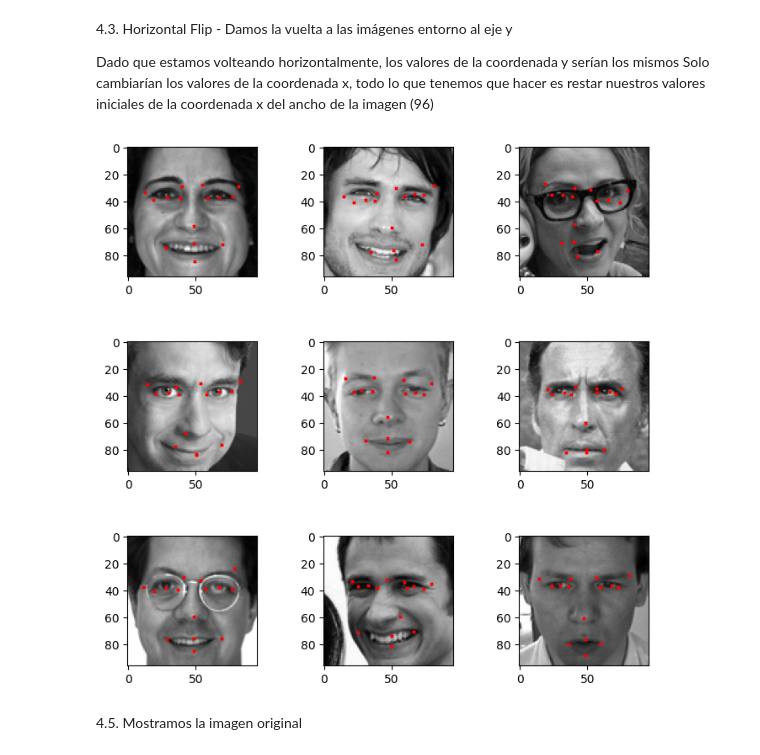
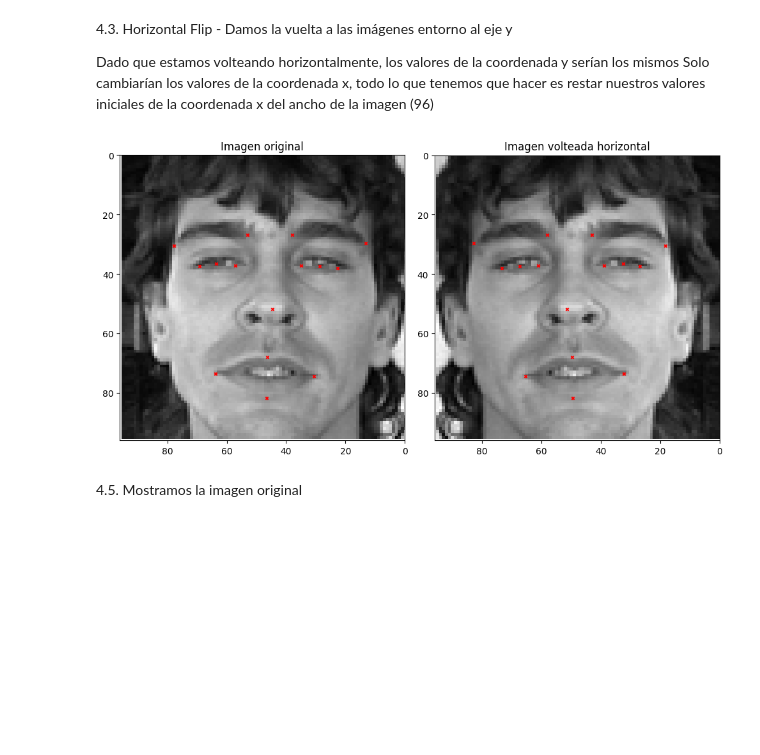
Before and after one commit to kimii7/Proyecto_Enfocat, a Jupyter notebook: data_science/AI_Emotiva.ipynb, the cells around one changed output. Drawn from its saved outputs; the diff is of its cells as text; code cells hidden in the pictures; blank space fills up the shorter version.

```diff
--- a/data_science/AI_Emotiva.ipynb
+++ b/data_science/AI_Emotiva.ipynb
@@ -264,3 +317,5 @@ df_aumentado = df.copy()
+# %%
+df_volteado_horizontal = df_puntos_faciales.copy()
 # %% [markdown]
 4.2. Obtenemos el nombre de las columnas del dataframe
 # %%
@@ -287,39 +342,44 @@ Index(['left_eye_center_x', 'left_eye_center_y', 'right_eye_center_x',
 Dado que estamos volteando horizontalmente, los valores de la coordenada y serían los mismos
 Solo cambiarían los valores de la coordenada x, todo lo que tenemos que hacer es restar nuestros
 valores iniciales de la coordenada x del ancho de la imagen (96)
-# %%
-# Define el número de imágenes que deseas mostrar
-# Hay que tener en cuenta que la matriz de imagenes será cuadrada (SOLO num pares)
-num_imagenes = 12 #Introducir el número de imagenes que queremos imprimir en pantalla
-
-# Crea una matriz de subfiguras
-fig, axes = plt.subplots(nrows=int(num_imagenes**0.5), ncols=int(num_imagenes**0.5), figsize=(8, 8))
-
-
-# Genera índices aleatorios únicos para seleccionar las imágenes
-indices_aleatorios = np.random.choice(len(df), size=num_imagenes, replace=False)
-
-# Itera sobre las subfiguras y los índices aleatorios para mostrar las imágenes
-for i, ax in enumerate(axes.flat):
-    indice = indices_aleatorios[i]
-    imagen_str = df.loc[indice, 'Image']
-    coordenadas_x = df.loc[indice, [col for idx, col in enumerate(df.columns) if idx % 2 == 0 and col != 'Image']]
-    coordenadas_y = df.loc[indice, [col for idx, col in enumerate(df.columns) if idx % 2 != 0]]
-
-    imagen_matriz = np.fromstring(imagen_str, sep=' ').reshape(96, 96)
-    # Voltear la imagen horizontalmente
-    imagen_volteada = np.fliplr(imagen_matriz)
-
-    ax.imshow(imagen_volteada, cmap='gray')
-    ax.scatter(coordenadas_x, coordenadas_y, c='r', marker='x', s=5)
-    ax.axis('on')  # Activa los ejes
-
-# Ajusta los espacios entre las imágenes en los ejes
-plt.subplots_adjust(wspace=0.5, hspace=0.5)
-
-# Muestra las imágenes en formato matricial
-plt.show()
-# %% [output]
-[figure, removed]
+# %%
+# Imagen aleatoria y las coordenadas correspondientes
+indice_aleatorio = np.random.randint(len(df_volteado_horizontal))  # Indice aleatorio dentro del rango de filas del DataFrame
+imagen_str = df_volteado_horizontal.loc[indice_aleatorio, 'Image']  # Cadena de la imagen correspondiente al índice aleatorio
+
+# Selecciona las columnas pares de las coordenadas x
+coordenadas_x = df_volteado_horizontal.loc[indice_aleatorio, [col for idx, col in enumerate(df_volteado_horizontal.columns) if idx % 2 == 0 and col != 'Image']]
+
+# Selecciona las columnas impares de las coordenadas y
+coordenadas_y = df_volteado_horizontal.loc[indice_aleatorio, [col for idx, col in enumerate(df_volteado_horizontal.columns) if idx % 2 != 0]]
+
+# Convierte la cadena de la imagen en una matriz 2D de forma (96, 96)
+imagen_matriz = np.fromstring(imagen_str, sep=' ').reshape(96, 96)
+imagen_matriz_volteada = np.flip(imagen_matriz,axis=1)
+
+# Configura el gráfico con subplots para mostrar la imagen original y la volteada
+fig, axes = plt.subplots(1, 2, figsize=(10, 5))
+
+# Muestra la imagen original
+axes[0].imshow(imagen_matriz, cmap='gray')
+axes[0].scatter(coordenadas_x, coordenadas_y, c='r', marker='x', s=10)
+axes[0].set_xlim(96, 0)
+axes[0].set_ylim(96, 0)
+axes[0].set_title('Imagen original')
+
+# Muestra la imagen volteada
+axes[1].imshow(imagen_matriz_volteada, cmap='gray')
+axes[1].scatter(96 - coordenadas_x, coordenadas_y, c='r', marker='x', s=10)
+axes[1].set_xlim(96, 0)
+axes[1].set_ylim(96, 0)
+axes[1].set_title('Imagen volteada horizontal')
+
+# Ajusta los espacios entre los subplots
+plt.tight_layout()
+
+# Muestra la figura con las dos imágenes
+plt.show()
+# %% [output]
+[figure, added]
 # %% [markdown]
 4.5. Mostramos la imagen original
```
Also changed, not shown: parts of 55 cells of this notebook.
